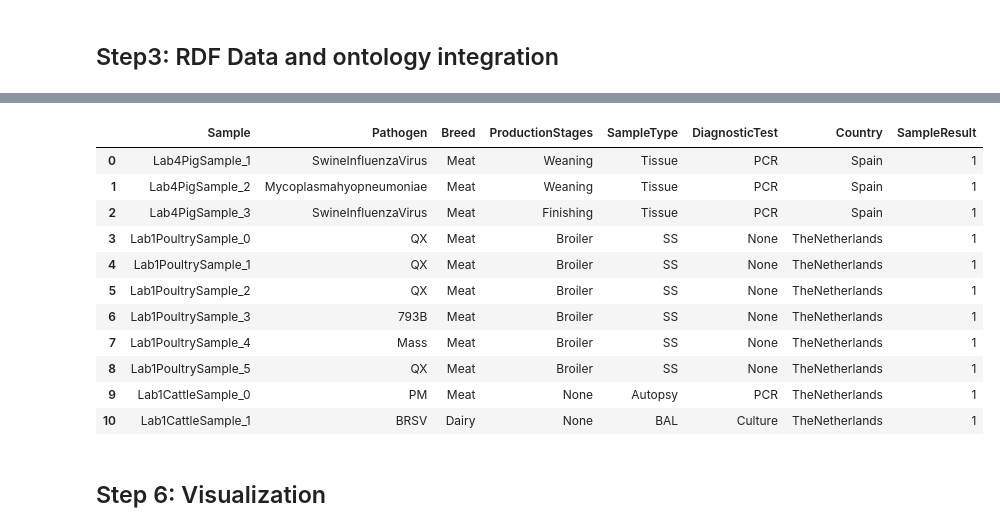
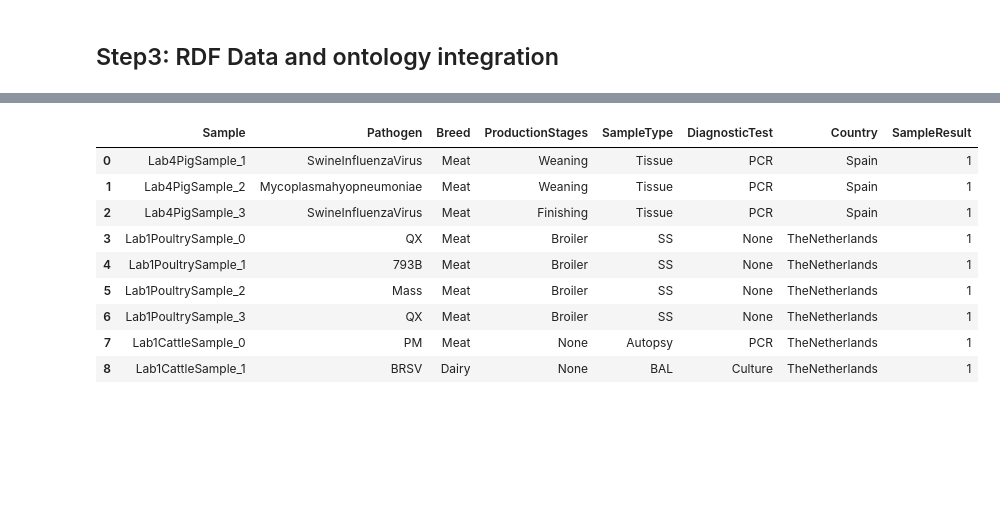
Before and after one commit to decide-project-eu/LivestockHealthOntologyIntegration-CattlePigPoultryUsecase-, a Jupyter notebook: PigPoultryCattleUsecase.ipynb, the cells around one changed output, grey strips where cells are left out. Saved outputs shown, nothing was run; the diff lists cells and outputs as text; code cells hidden in the pictures; blank space fills up the shorter version.

Commit message:
Ontology Update"

```diff
--- a/PigPoultryCattleUsecase.ipynb
+++ b/PigPoultryCattleUsecase.ipynb
@@ -40,7 +38,7 @@ Requirement already satisfied: six in c:\programdata\anaconda3\lib\site-packages
 ##### For data aquisiation the code below loads data related to pigs, cattle, and poultry from CSV or Excel files into separate Pandas dataframes.
 # %%
 # Define the file paths
-files = ['data/PigData/PigLab4.csv',
+files = ['data/PigData/Lab4/PigLab4-1.csv',
          'data/CattleData/Cattle.xlsx',
          'data/PoultryData/Poultry.xlsx']
 
@@ -69,8 +67,8 @@ g = rdflib.Graph()
 xsd = Namespace('http://www.w3.org/2001/XMLSchema#')
 g.bind('xsd', xsd)
 
-# Define your custom namespace for ontology's properties
-LHO = Namespace("https://www.purl.org/decide/LiveStockHealthOnto/LHO#")
+# Define your custom namespace for your ontology's properties
+LHO = Namespace("http://www.purl.org/decide/LiveStockHealthOnto/LHO#")
 g.bind('LHO', LHO)
 
 SKOS = Namespace("http://www.w3.org/2004/02/skos/core#")
@@ -266,7 +268,7 @@ for index, row in poultry_df.iterrows():
         Pathogen = row["IB"]
         Pathogen_uri = URIRef(f"http://www.purl.org/decide/LiveStockHealthOnto/LHO#{Pathogen}")
         g.add((PoultrySample_uri, LHO.hasPathogen, Pathogen_uri))
-        g.add((Pathogen_uri, RDF.type, LHO.Pathogen))
+        g.add((Pathogen_uri, RDF.type, decide.Pathogen))
         description = "An individual representing Polutry Pathogen."
         g.add((Pathogen_uri, RDFS.comment, Literal(description, lang="en")))
     if "AnimalType" in row and row["AnimalType"]:
@@ -287,14 +289,14 @@ for index, row in poultry_df.iterrows():
         Country = row["Country"]
         Country_uri = URIRef(f"http://www.purl.org/decide/LiveStockHealthOnto/LHO#{Country}")
         g.add((PoultrySample_uri, LHO.hasCountry, Country_uri))
-        g.add((Country_uri, RDF.type, LHO.Country))
+        g.add((Country_uri, RDF.type, URIRef("http://purl.obolibrary.org/obo/NCIT_C25464")))  # Use the specific class URI
         description = "An individual representing Country."
         g.add((Country_uri, RDFS.comment, Literal(description, lang="en")))
     if "ProductionStages" in row and row["ProductionStages"]:
         ProductionStage = row["ProductionStages"]
         ProductionStage_uri = URIRef(f"http://www.purl.org/decide/LiveStockHealthOnto/LHO#{ProductionStage}")
         g.add((PoultrySample_uri, LHO.hasProductionStages, ProductionStage_uri))
-        g.add((ProductionStage_uri, RDF.type, LHO.ProductionStages))
+        g.add((ProductionStage_uri, RDF.type, LHO.PoultryProductionStages))
         description = "An individual representing Productionstages of Poultry Data."
         g.add((ProductionStage_uri, RDFS.comment, Literal(description, lang="en")))
     if "Breed" in row and row["Breed"]:
@@ -352,7 +354,6 @@ for index, row in cattle_df.iterrows():
     Result = row["Result"]
     LabReference = row["LabReference"]
     DiagnosticTest = row["DiagnosticTest"]
-    FarmIdentification = row["FarmID"]
     Date = row["Floored_date"]
 
 
@@ -369,7 +370,7 @@ for index, row in cattle_df.iterrows():
         Pathogen = row["Pathogen"]
         Pathogen_uri = URIRef(f"http://www.purl.org/decide/LiveStockHealthOnto/LHO#{Pathogen}")
         g.add((CattleSample_uri, LHO.hasPathogen, Pathogen_uri))
-        g.add((Pathogen_uri, RDF.type, LHO.Pathogen))
+        g.add((Pathogen_uri, RDF.type, decide.Pathogen))
         description = "An individual representing a cattle breed of mixed meat and dairy type."
         g.add((Pathogen_uri, RDFS.comment, Literal(description, lang="en")))
 
@@ -502,7 +498,7 @@ g.parse(ontology_file, format="xml")
 query = """
 PREFIX decide: <http://www.purl.org/decide#>
 PREFIX rdfs: <http://www.w3.org/2000/01/rdf-schema#>
-PREFIX LHO: <https://www.purl.org/decide/LiveStockHealthOnto/LHO#>
+PREFIX LHO: <http://www.purl.org/decide/LiveStockHealthOnto/LHO#>
 PREFIX skos: <http://www.w3.org/2004/02/skos/core#>
 
 SELECT
@@ -528,7 +524,9 @@ WHERE {
   }
   UNION
   {
-    ?Sample rdf:type LHO:PoultrySample .?Sample LHO:hasPathogen ?Pathogen .?Sample LHO:hasSampleType ?SampleType .
+    ?Sample rdf:type LHO:PoultrySample .
+    ?Sample LHO:hasPathogen ?Pathogen .
+    ?Sample LHO:hasSampleType ?SampleType .
     ?Sample LHO:hasCountry ?Country .
     ?Sample LHO:hasProductionStages ?LivestockProductionStages .
     ?Sample LHO:hasBreed ?Breed .
@@ -536,39 +534,35 @@ WHERE {
   }
   UNION
   {
     ?Sample rdf:type LHO:CattleSample .
     ?Sample LHO:hasPathogen ?Pathogen .
     ?Sample LHO:hasSampleType ?SampleType .
     ?Sample LHO:hasCountry ?Country .
     ?Sample LHO:hasBreed ?Breed .
     ?Sample LHO:hasResult ?SampleResult .
     ?Sample LHO:hasDiagnosticTest ?DiagnosticTest .
   }
 }
 """
 # Execute the query and retrieve the results
 results = g.query(query)
 
 # Convert the results to a Pandas dataframe
 data = []
 for row in results:
     data.append(list(row))
 df = pd.DataFrame(data, columns=["Sample", "Pathogen", "Breed","ProductionStages", "SampleType",  "DiagnosticTest", "Country", "SampleResult"])
 
 # Display the dataframe
 df
 # %% [output]
 |  | Sample | Pathogen | Breed | ProductionStages | SampleType | DiagnosticTest | Country | SampleResult |
 | 0 | Lab4PigSample_1 | SwineInfluenzaVirus | Meat | Weaning | Tissue | PCR | Spain | 1 |
 | 1 | Lab4PigSample_2 | Mycoplasmahyopneumoniae | Meat | Weaning | Tissue | PCR | Spain | 1 |
 | 2 | Lab4PigSample_3 | SwineInfluenzaVirus | Meat | Finishing | Tissue | PCR | Spain | 1 |
 | 3 | Lab1PoultrySample_0 | QX | Meat | Broiler | SS | None | TheNetherlands | 1 |
-| 4 | Lab1PoultrySample_1 | QX | Meat | Broiler | SS | None | TheNetherlands | 1 |
-| 5 | Lab1PoultrySample_2 | QX | Meat | Broiler | SS | None | TheNetherlands | 1 |
-| 6 | Lab1PoultrySample_3 | 793B | Meat | Broiler | SS | None | TheNetherlands | 1 |
-| 7 | Lab1PoultrySample_4 | Mass | Meat | Broiler | SS | None | TheNetherlands | 1 |
-| 8 | Lab1PoultrySample_5 | QX | Meat | Broiler | SS | None | TheNetherlands | 1 |
-| 9 | Lab1CattleSample_0 | PM | Meat | None | Autopsy | PCR | TheNetherlands | 1 |
-| 10 | Lab1CattleSample_1 | BRSV | Dairy | None | BAL | Culture | TheNetherlands | 1 |
+| 4 | Lab1PoultrySample_1 | 793B | Meat | Broiler | SS | None | TheNetherlands | 1 |
+| 5 | Lab1PoultrySample_2 | Mass | Meat | Broiler | SS | None | TheNetherlands | 1 |
+| 6 | Lab1PoultrySample_3 | QX | Meat | Broiler | SS | None | TheNetherlands | 1 |
+| 7 | Lab1CattleSample_0 | PM | Meat | None | Autopsy | PCR | TheNetherlands | 1 |
+| 8 | Lab1CattleSample_1 | BRSV | Dairy | None | BAL | Culture | TheNetherlands | 1 |
-# %% [markdown]
-##  Step 6: Visualization
```
Also changed, not shown: parts of 11 cells of this notebook, 2 other files.
